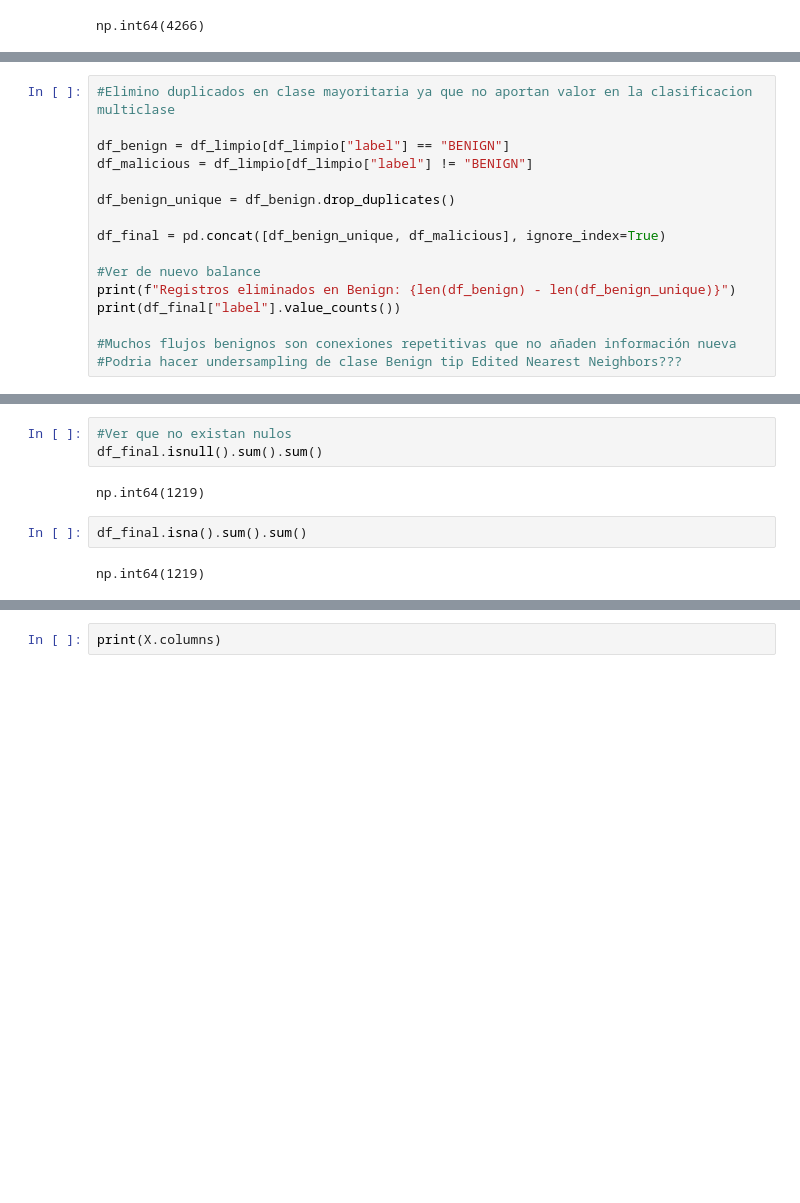
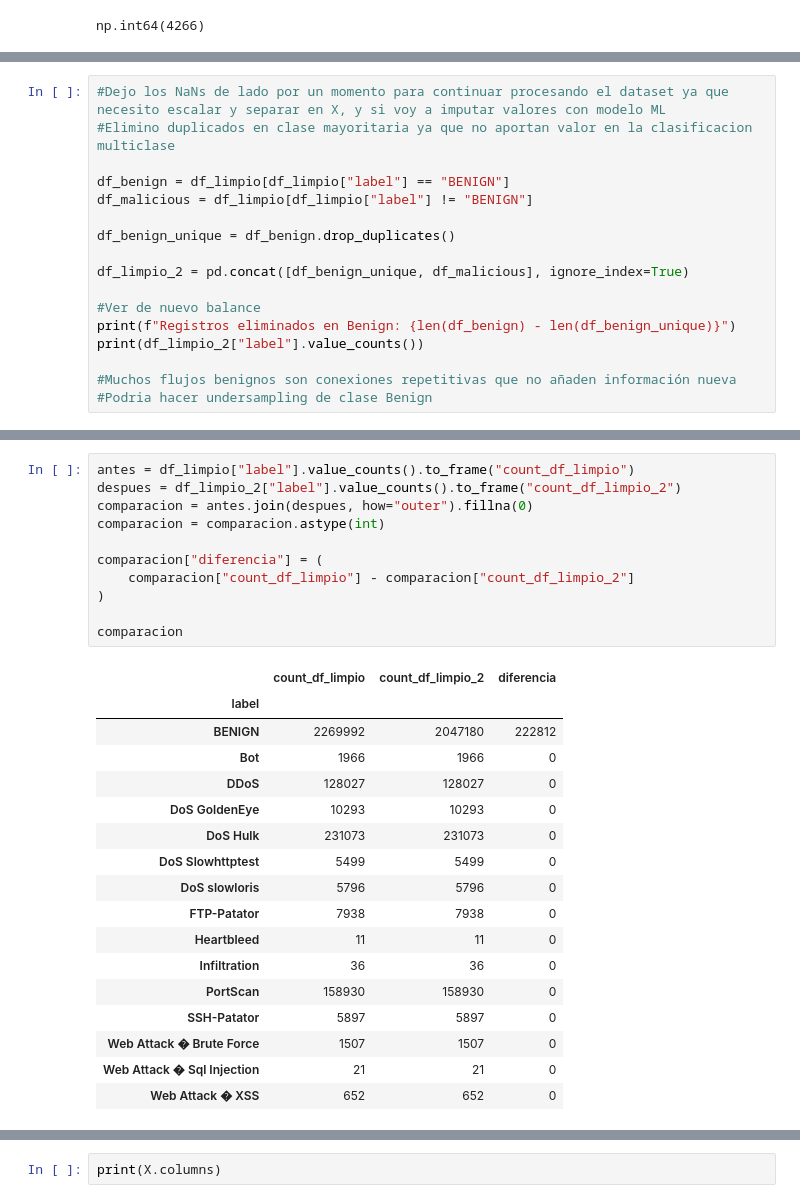
Before and after one commit to johnnyredwood/ArquitecturaMoEClasificacionIntrusiones, a Jupyter notebook: DataEngineering.ipynb, the cells around one changed output, grey strips where cells are left out. Cells and saved outputs as stored; diff of their text form; blank space fills up the shorter version.

```diff
--- a/DataEngineering.ipynb
+++ b/DataEngineering.ipynb
@@ -451,4 +515,5 @@ df_limpio["label"].value_counts().to_frame("count").assign(
 # %%
+#Dejo los NaNs de lado por un momento para continuar procesando el dataset ya que necesito escalar y separar en X, y si voy a imputar valores con modelo ML
 #Elimino duplicados en clase mayoritaria ya que no aportan valor en la clasificacion multiclase
 
 df_benign = df_limpio[df_limpio["label"] == "BENIGN"]
@@ -456,12 +521,12 @@ df_malicious = df_limpio[df_limpio["label"] != "BENIGN"]
 
 df_benign_unique = df_benign.drop_duplicates()
 
-df_final = pd.concat([df_benign_unique, df_malicious], ignore_index=True)
+df_limpio_2 = pd.concat([df_benign_unique, df_malicious], ignore_index=True)
 
 #Ver de nuevo balance
 print(f"Registros eliminados en Benign: {len(df_benign) - len(df_benign_unique)}")
-print(df_final["label"].value_counts())
+print(df_limpio_2["label"].value_counts())
 
 #Muchos flujos benignos son conexiones repetitivas que no añaden información nueva
-#Podria hacer undersampling de clase Benign tip Edited Nearest Neighbors???
+#Podria hacer undersampling de clase Benign
 # %% [output]
@@ -483,13 +548,33 @@ Infiltration                       36
 Web Attack � Sql Injection         21
 Heartbleed                         11
 Name: count, dtype: int64
-# %%
-#Ver que no existan nulos
-df_final.isnull().sum().sum()
-# %% [output]
-np.int64(1219)
-# %%
-df_final.isna().sum().sum()
-# %% [output]
-np.int64(1219)
+# %%
+antes = df_limpio["label"].value_counts().to_frame("count_df_limpio")
+despues = df_limpio_2["label"].value_counts().to_frame("count_df_limpio_2")
+comparacion = antes.join(despues, how="outer").fillna(0)
+comparacion = comparacion.astype(int)
+
+comparacion["diferencia"] = (
+    comparacion["count_df_limpio"] - comparacion["count_df_limpio_2"]
+)
+
+comparacion
+# %% [output]
+|  | count_df_limpio | count_df_limpio_2 | diferencia |
+| label |  |  |  |
+| BENIGN | 2269992 | 2047180 | 222812 |
+| Bot | 1966 | 1966 | 0 |
+| DDoS | 128027 | 128027 | 0 |
+| DoS GoldenEye | 10293 | 10293 | 0 |
+| DoS Hulk | 231073 | 231073 | 0 |
+| DoS Slowhttptest | 5499 | 5499 | 0 |
+| DoS slowloris | 5796 | 5796 | 0 |
+| FTP-Patator | 7938 | 7938 | 0 |
+| Heartbleed | 11 | 11 | 0 |
+| Infiltration | 36 | 36 | 0 |
+| PortScan | 158930 | 158930 | 0 |
+| SSH-Patator | 5897 | 5897 | 0 |
+| Web Attack � Brute Force | 1507 | 1507 | 0 |
+| Web Attack � Sql Injection | 21 | 21 | 0 |
+| Web Attack � XSS | 652 | 652 | 0 |
 # %%
```
Also changed, not shown: parts of 30 cells of this notebook.
